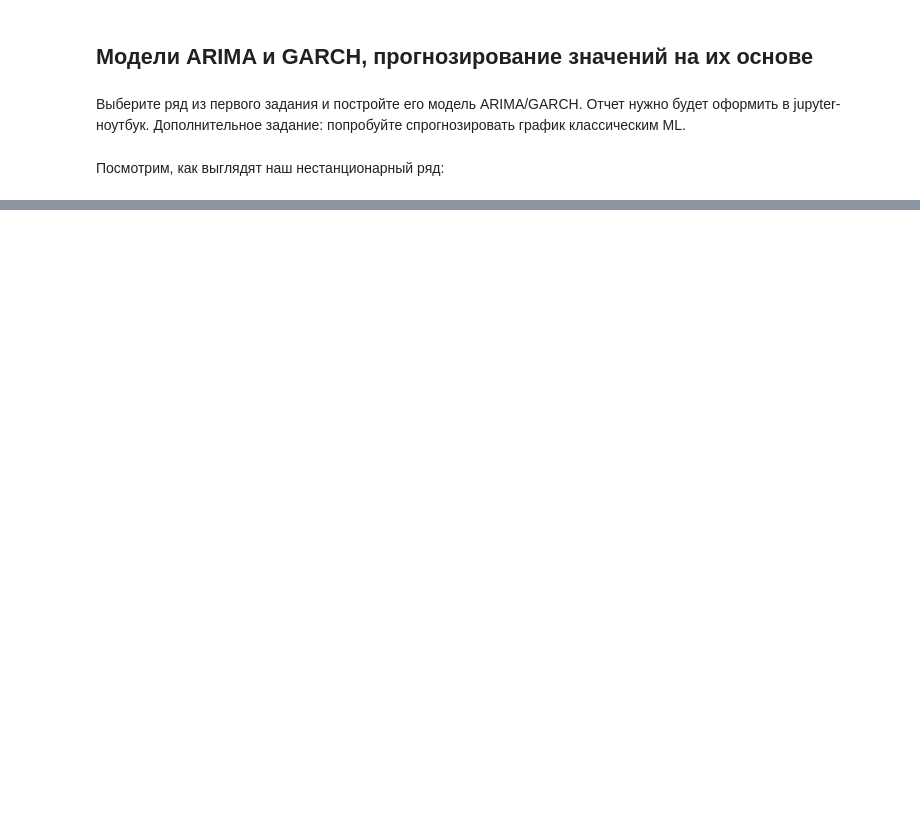
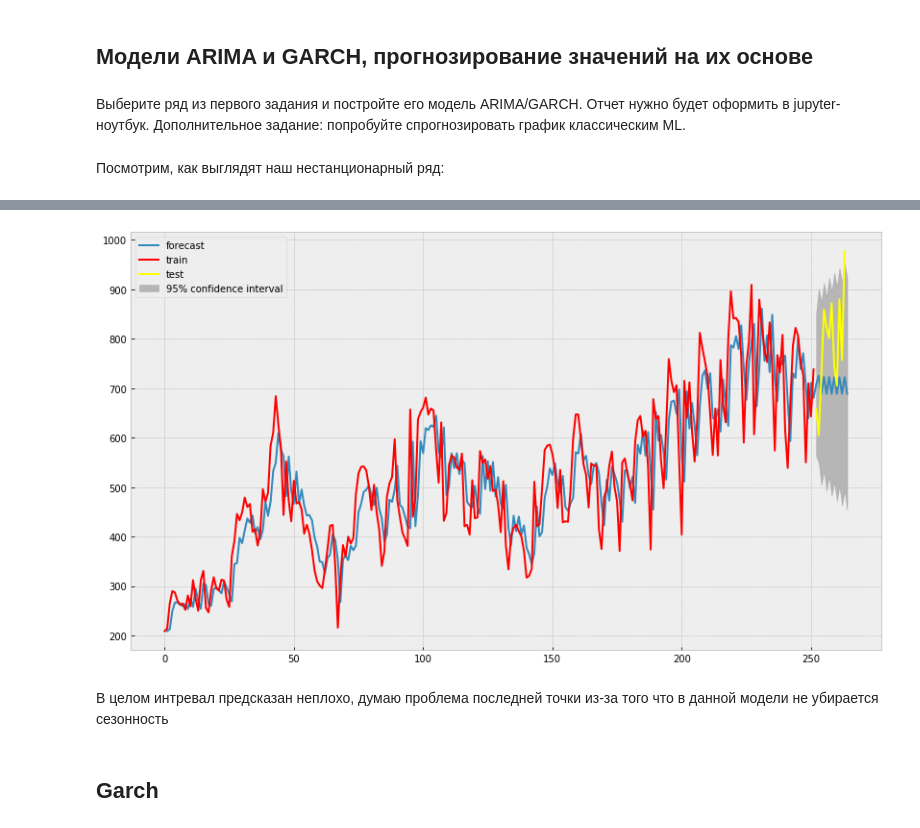
Before and after one commit to AlexeevVl/TimeSeriesForecasting, a Jupyter notebook: HW3.ipynb, the cells around one changed output, grey strips where cells are left out. Drawn from its saved outputs; the diff is of its cells as text; code cells hidden in the pictures; blank space fills up the shorter version.

```diff
--- a/HW3.ipynb
+++ b/HW3.ipynb
@@ -27,0 +29,2 @@ plt.tight_layout()
+# %%
+train, test = auto_registration[:-12], auto_registration[-12:]
@@ -27,0 +98,14 @@ plt.tight_layout()
+# %%
+plt.figure(figsize=(14,8))
+ax = plt.axes()
+best_mdl.plot_predict(1, len(train["Count"])+12, plot_insample=False, ax=ax)
+plt.plot(train["Count"], color='red', label='train')
+plt.plot(test["Count"], color='yellow', label='test')
+plt.legend()
+plt.show()
+# %% [output]
+[figure, added]
+# %% [markdown]
+В целом интревал предсказан неплохо, думаю проблема последней точки из-за того что в данной модели не убирается сезонность
+# %% [markdown]
+## Garch
```
Also changed, not shown: parts of 19 cells of this notebook.
